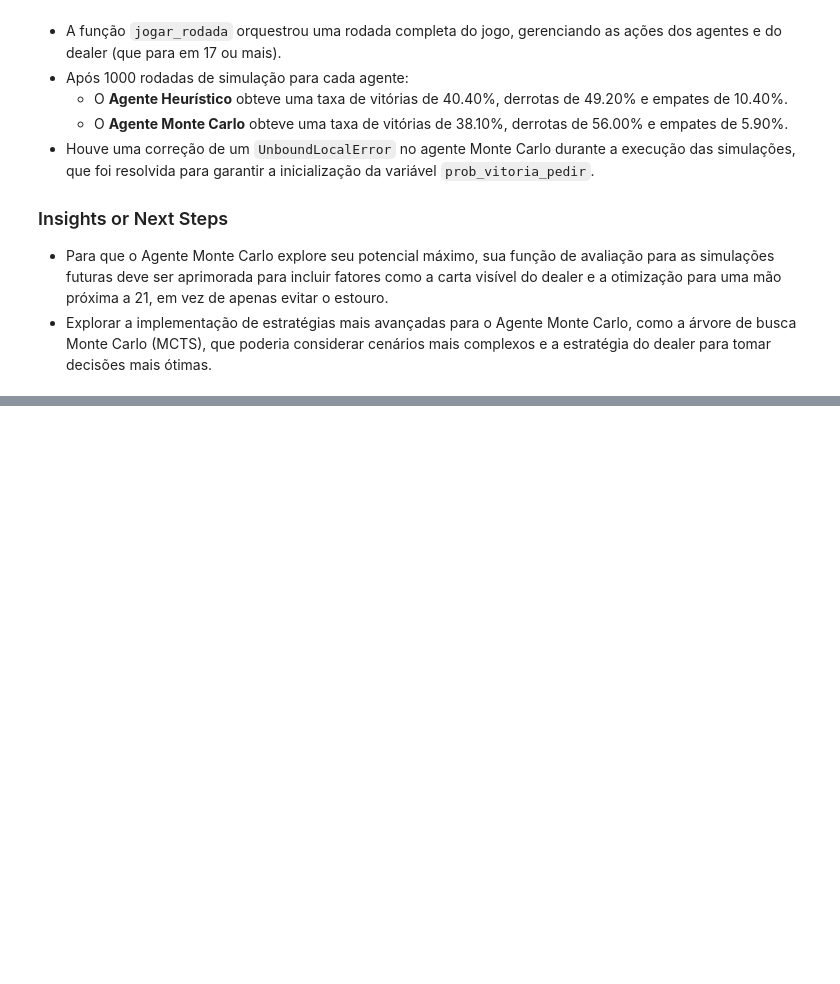
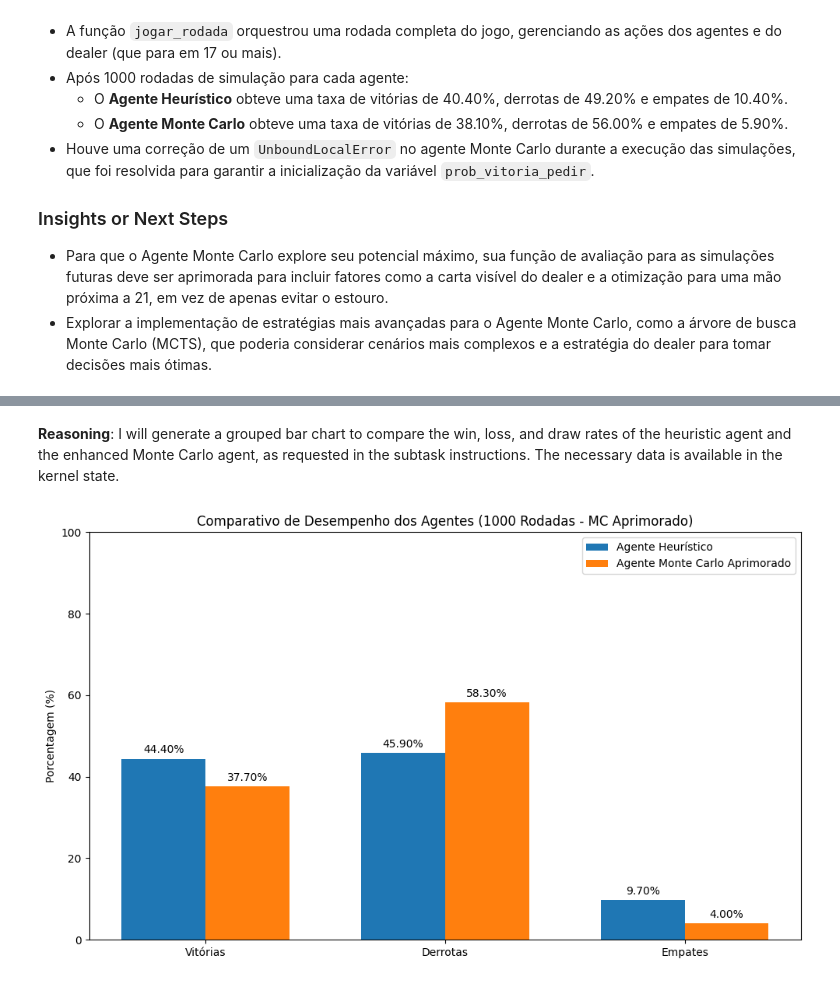
Before and after one commit to jeniferGoncalvesDaSilvaDev/algo_min_max_tic_tac_toe, a Jupyter notebook: twenty_one_learning.ipynb, the cells around one changed output, grey strips where cells are left out. Saved outputs shown, nothing was run; the diff lists cells and outputs as text; code cells hidden in the pictures; blank space fills up the shorter version.

```diff
--- a/twenty_one_learning.ipynb
+++ b/twenty_one_learning.ipynb
@@ -775,0 +1526,43 @@ O Agente Monte Carlo, por outro lado, na sua implementação atual, utilizou uma
+# %% [markdown]
+**Reasoning**:
+I will generate a grouped bar chart to compare the win, loss, and draw rates of the heuristic agent and the enhanced Monte Carlo agent, as requested in the subtask instructions. The necessary data is available in the kernel state.
+# %%
+import matplotlib.pyplot as plt
+import numpy as np
+
+labels = ['Vitórias', 'Derrotas', 'Empates']
+heuristico_rates_new = [win_rate_heuristico_re_run, loss_rate_heuristico_re_run, draw_rate_heuristico_re_run]
+monte_carlo_aprimorado_rates = [win_rate_mc_aprimorado, loss_rate_mc_aprimorado, draw_rate_mc_aprimorado]
+
+x = np.arange(len(labels))  # the label locations
+width = 0.35  # the width of the bars
+
+fig, ax = plt.subplots(figsize=(10, 6))
+rects1 = ax.bar(x - width/2, heuristico_rates_new, width, label='Agente Heurístico')
+rects2 = ax.bar(x + width/2, monte_carlo_aprimorado_rates, width, label='Agente Monte Carlo Aprimorado')
+
+# Add some text for labels, title and custom x-axis tick labels, etc.
+ax.set_ylabel('Porcentagem (%)')
+ax.set_title('Comparativo de Desempenho dos Agentes (1000 Rodadas - MC Aprimorado)')
+ax.set_xticks(x)
+ax.set_xticklabels(labels)
+ax.legend()
+ax.set_ylim(0, 100)
+
+def autolabel(rects):
+    """Attach a text label above each bar in *rects*, displaying its height."""
+    for rect in rects:
+        height = rect.get_height()
+        ax.annotate(f'{height:.2f}%',
+                    xy=(rect.get_x() + rect.get_width() / 2, height),
+                    xytext=(0, 3),  # 3 points vertical offset
+                    textcoords="offset points",
+                    ha='center', va='bottom')
+
+autolabel(rects1)
+autolabel(rects2)
+
+fig.tight_layout()
+plt.show()
+# %% [output]
+[figure, added]
```
Also changed, not shown: parts of 31 cells of this notebook.
